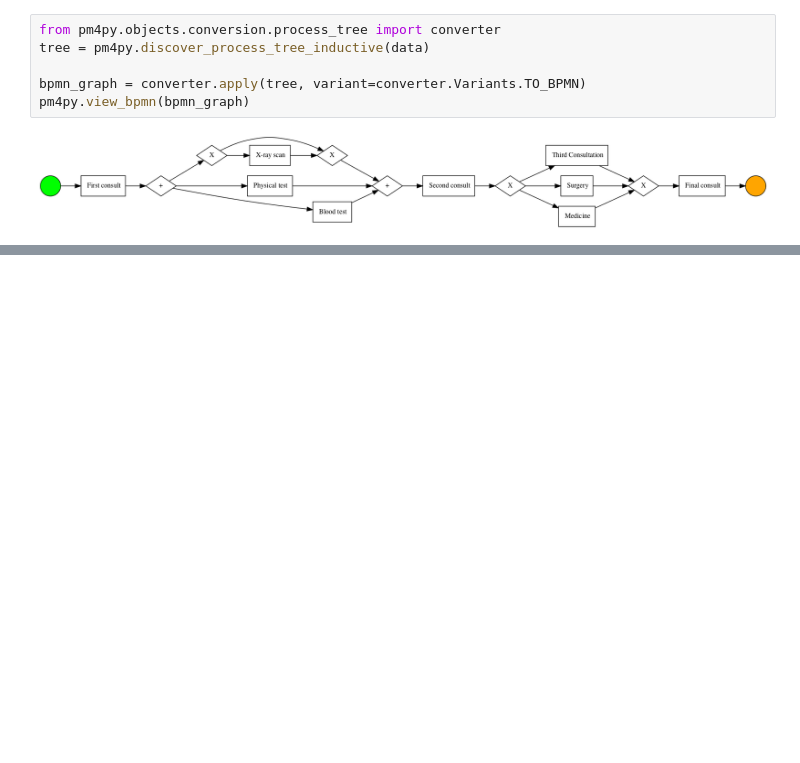
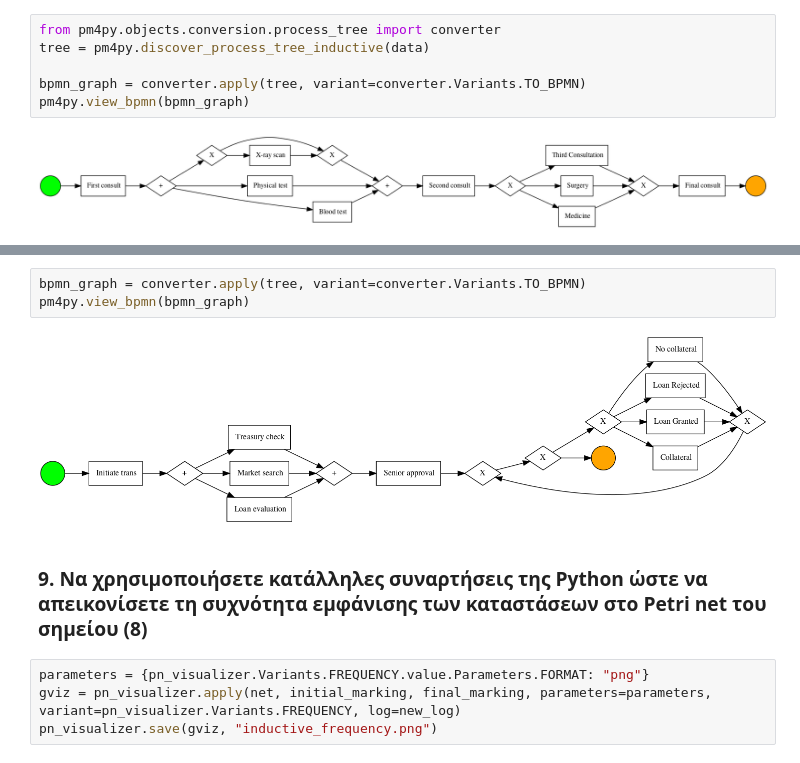
Before and after one commit to christoschr97/CEI521-ProcessMining, a Jupyter notebook: src/Project_source_code.ipynb, the cells around one changed output, grey strips where cells are left out. Cells and saved outputs as stored; diff of their text form; blank space fills up the shorter version.

```diff
--- a/src/Project_source_code.ipynb
+++ b/src/Project_source_code.ipynb
@@ -114,0 +177,11 @@ pn_visualizer.view(gviz)
+# %%
+bpmn_graph = converter.apply(tree, variant=converter.Variants.TO_BPMN)
+pm4py.view_bpmn(bpmn_graph)
+# %% [output]
+[figure, added]
+# %% [markdown]
+### 9. Να χρησιμοποιήσετε κατάλληλες συναρτήσεις της Python ώστε να απεικονίσετε τη συχνότητα εμφάνισης των καταστάσεων στο Petri net του σημείου (8)
+# %%
+parameters = {pn_visualizer.Variants.FREQUENCY.value.Parameters.FORMAT: "png"}
+gviz = pn_visualizer.apply(net, initial_marking, final_marking, parameters=parameters, variant=pn_visualizer.Variants.FREQUENCY, log=new_log)
+pn_visualizer.save(gviz, "inductive_frequency.png")
```
Also changed, not shown: parts of 31 cells of this notebook, 3 other files.
